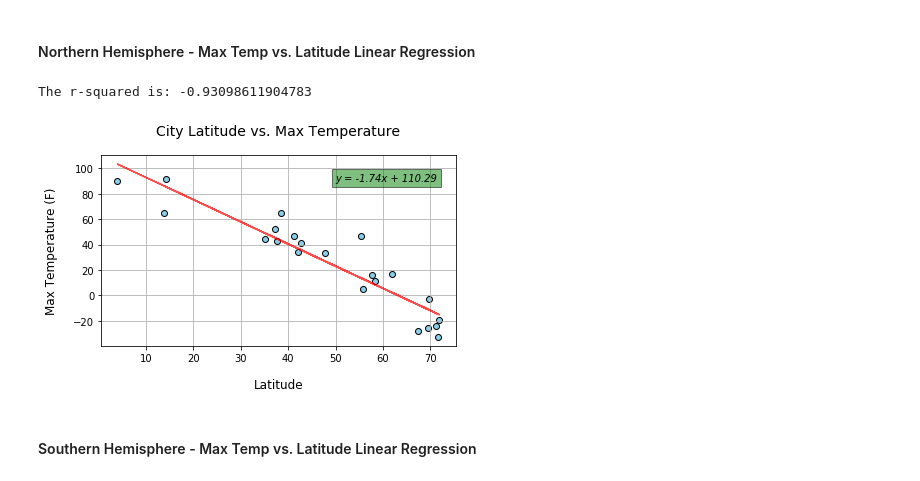
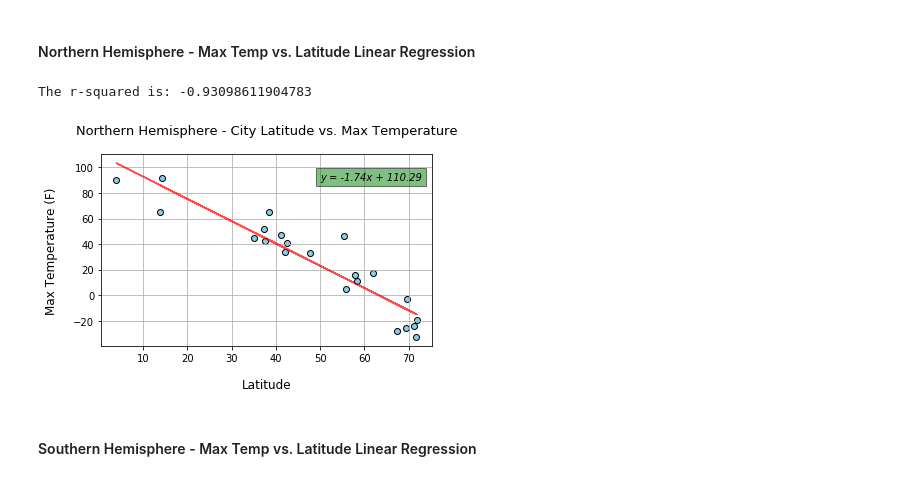
Before and after one commit to anulkar/python-api-challenge, a Jupyter notebook: WeatherPy/WeatherPy.ipynb, the cells around one changed output. Cells and saved outputs as stored; diff of their text form; code cells hidden in the pictures.

Commit message:
Added function to create linear regression plots for weather data

```diff
--- a/WeatherPy/WeatherPy.ipynb
+++ b/WeatherPy/WeatherPy.ipynb
@@ -269,40 +277,22 @@ dtype: int64
 # %% [markdown]
 ####  Northern Hemisphere - Max Temp vs. Latitude Linear Regression
-# %%
-latitudes_list = northern_hemisphere_data['Latitude'].tolist()
-max_temps_list = northern_hemisphere_data['Max Temperature'].tolist()
-
-# Calculate the correlation coefficient
-correlation_coefficient = st.pearsonr(latitudes_list, max_temps_list)
-
-# Store  to respective Series' to compute the linear regression model
-latitudes_series = pd.Series(latitudes_list)
-max_temps_series = pd.Series(max_temps_list)
-
-# Calculate the linear regression model
-# The stats.lingress function returns the slope, intercept, r-value, p-value and stderr
-(slope, intercept, rvalue, pvalue, stderr) = st.linregress(latitudes_series, max_temps_series)
-print (f"The r-squared is: {rvalue}\n")
-# Compute and store the regression values for the mice weight data
-regress_values = latitudes_series * slope + intercept
-
-# Capture the linear regression line equation in the form: y = mx + c
-line_equation = "y = " + str(round(slope,2)) + "x + " + str(round(intercept,2))
-
-# Draw a scatter plot of mice weight versus average tumor volume
-scat_fig, scat_ax = plt.subplots()
-scat_ax.scatter(latitudes_series, max_temps_series, facecolors='skyblue', edgecolors='black')
-scat_ax.set_title('City Latitude vs. Max Temperature', fontsize=14, pad=20)
-scat_ax.set_xlabel('Latitude', fontsize=12, labelpad=15)
-scat_ax.set_ylabel('Max Temperature (F)', fontsize=12, labelpad=15)
-scat_ax.plot(latitudes_series, regress_values, 'r-', color='red', alpha=0.7)
-scat_ax.text(50, 90, line_equation, style='italic', bbox={'facecolor': 'green', 'alpha': 0.5})
-scat_ax.grid(True)
-scat_fig.tight_layout()
-plt.show()
-# %% [output]
-The r-squared is: -0.93098611904783
-[figure, removed]
+# %%
+# Retrieve the list of latitudes and max temperatures from the northern hemisphere dataframe
+latitudes_list = northern_hemisphere_data['Latitude'].tolist()
+max_temps_list = northern_hemisphere_data['Max Temperature'].tolist()
+
+# Set the plot title and axes labels
+plot_title = 'Northern Hemisphere - City Latitude vs. Max Temperature'
+plot_xlabel = 'Latitude'
+plot_ylabel = 'Max Temperature (F)'
+
+# Call function to calculate and create
+plt = create_linregress_plot(latitudes_list, max_temps_list, plot_title, plot_xlabel, plot_ylabel)
+plt.savefig("../images/nh_latitude_maxtemp.png")
+plt.show()
+# %% [output]
+The r-squared is: -0.93098611904783
+[figure, added]
 # %% [markdown]
 ####  Southern Hemisphere - Max Temp vs. Latitude Linear Regression
 # %% [markdown]
```
Also changed, not shown: parts of 3 cells of this notebook.
